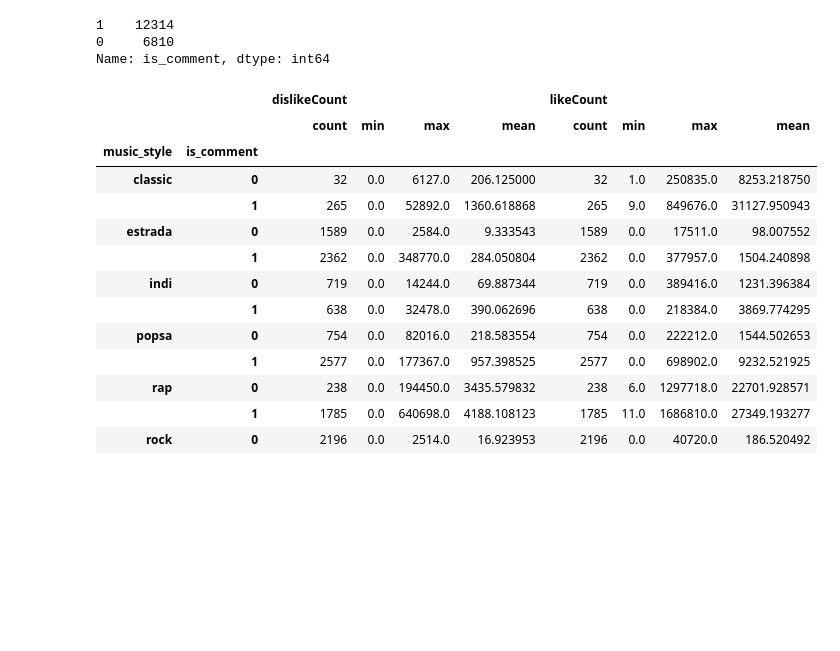
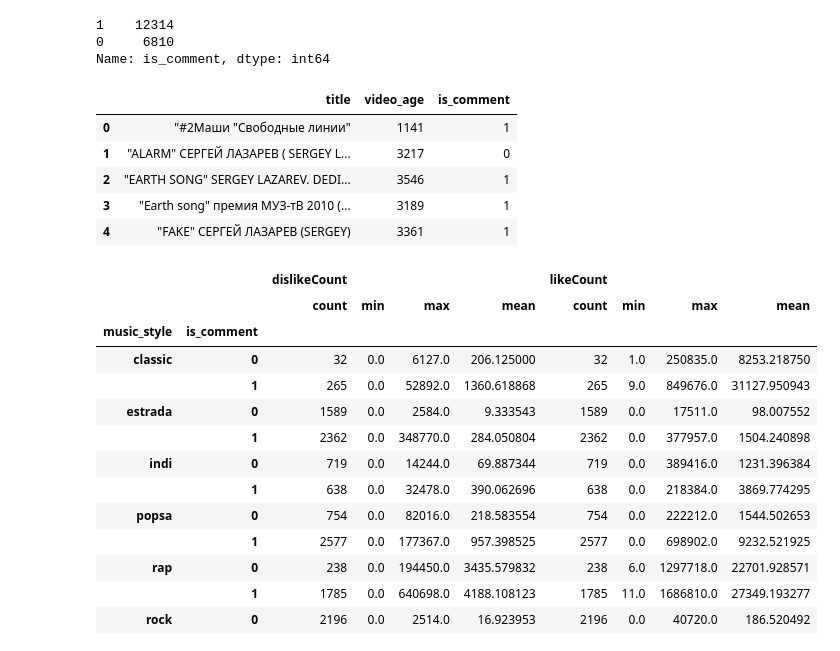
Before and after one commit to freefly-girl/test-for-vscode, a Jupyter notebook: week1/09_python_simple_visual_and_statistics.ipynb, the cells around one changed output. Saved outputs shown, nothing was run; the diff lists cells and outputs as text; code cells hidden in the pictures; blank space fills up the shorter version.

```diff
--- a/week1/09_python_simple_visual_and_statistics.ipynb
+++ b/week1/09_python_simple_visual_and_statistics.ipynb
@@ -341,6 +341,16 @@ df['is_comment'].value_counts()
 1    12314
 0     6810
 Name: is_comment, dtype: int64
+# %%
+# убедимся, что новый столбец is_comment добавлен в исходную таблицу
+df[['title', 'video_age', 'is_comment']][:5]
+# %% [output]
+|  | title | video_age | is_comment |
+| 0 | "#2Маши "Свободные линии" | 1141 | 1 |
+| 1 | "ALARM" СЕРГЕЙ ЛАЗАРЕВ ( SERGEY L... | 3217 | 0 |
+| 2 | "EARTH SONG" SERGEY LAZAREV. DEDI... | 3546 | 1 |
+| 3 | "Earth song" премия МУЗ-тВ 2010 (... | 3189 | 1 |
+| 4 | "FAKE" СЕРГЕЙ ЛАЗАРЕВ (SERGEY) | 3361 | 1 |
 # %%
 df.groupby(['music_style', 'is_comment'])[['dislikeCount', 'likeCount']].agg(['count','min','max','mean'])
 # %% [output]
```
Also changed, not shown: parts of 1 cell of this notebook, 3 other files.
